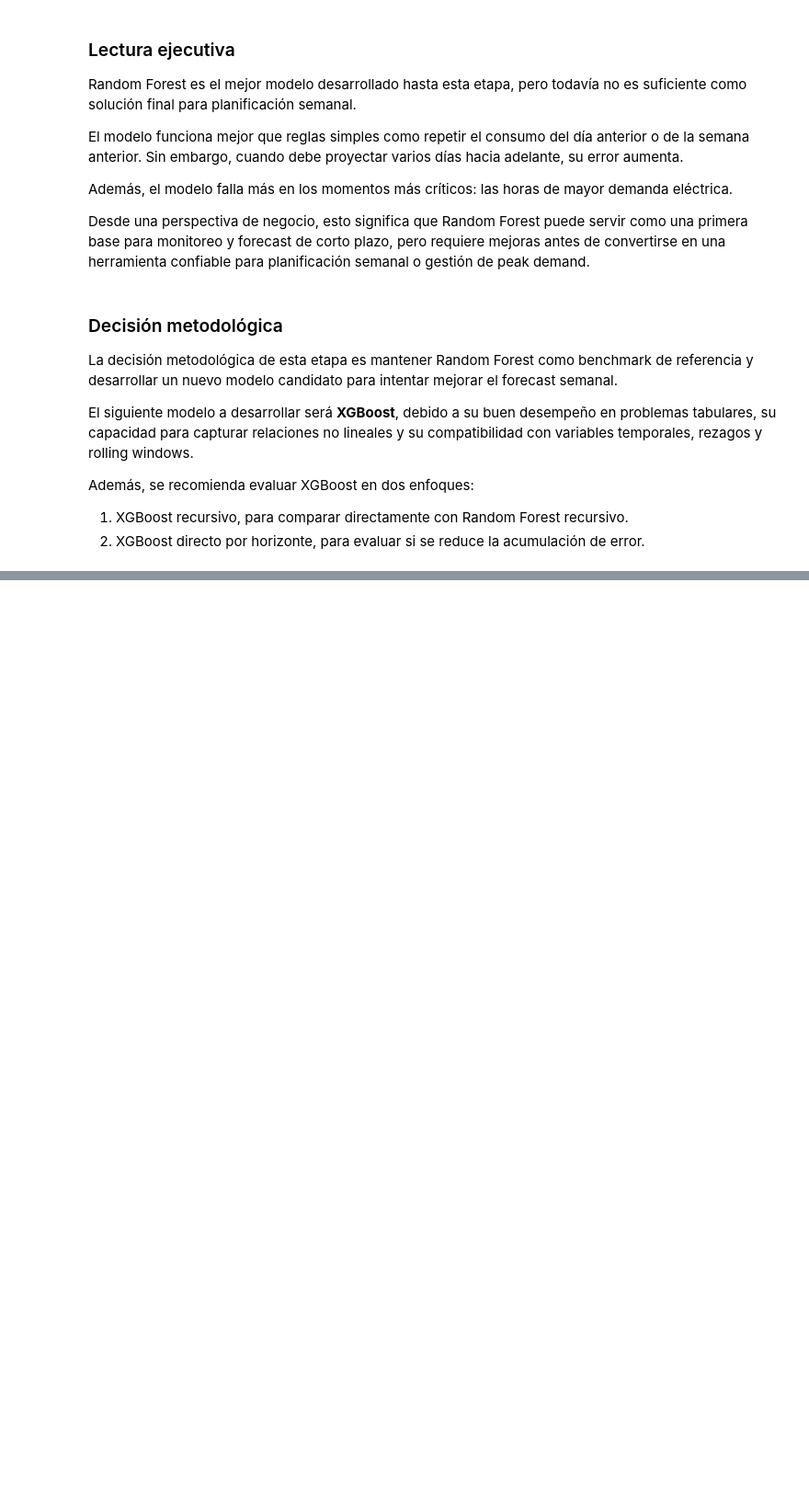
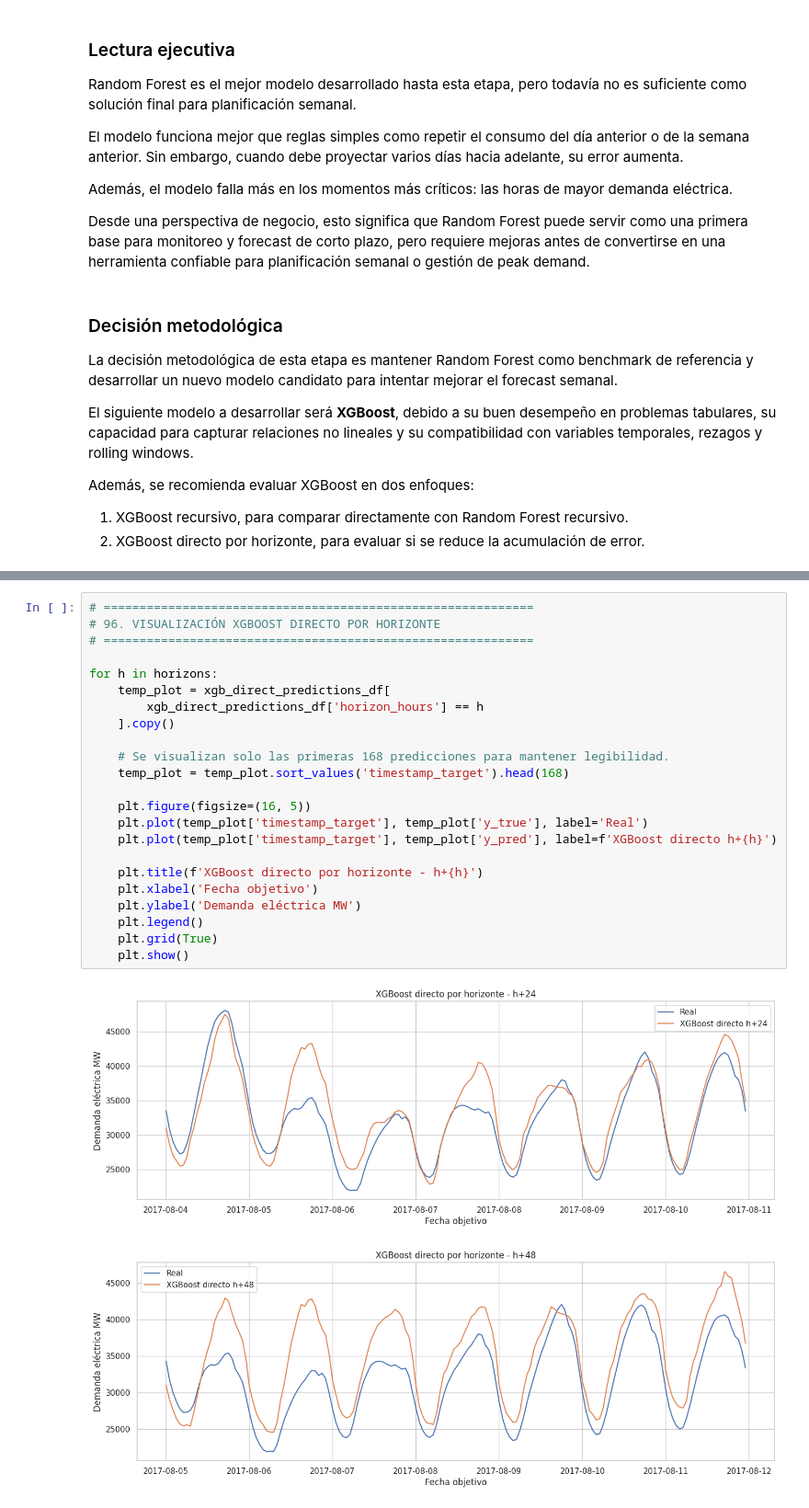
Before and after one commit to jonabaroadsrp/Portafolio_Energia_P1, a Jupyter notebook: forecasting_de_demanda_electrica_P1.ipynb, the cells around one changed output, grey strips where cells are left out. Shown at 92% size. Drawn from its saved outputs; the diff is of its cells as text; blank space fills up the shorter version.

```diff
--- a/forecasting_de_demanda_electrica_P1.ipynb
+++ b/forecasting_de_demanda_electrica_P1.ipynb
@@ -3397,0 +4137,26 @@ Además, se recomienda evaluar XGBoost en dos enfoques:
+# %%
+# ============================================================
+# 96. VISUALIZACIÓN XGBOOST DIRECTO POR HORIZONTE
+# ============================================================
+
+for h in horizons:
+    temp_plot = xgb_direct_predictions_df[
+        xgb_direct_predictions_df['horizon_hours'] == h
+    ].copy()
+
+    # Se visualizan solo las primeras 168 predicciones para mantener legibilidad.
+    temp_plot = temp_plot.sort_values('timestamp_target').head(168)
+
+    plt.figure(figsize=(16, 5))
+    plt.plot(temp_plot['timestamp_target'], temp_plot['y_true'], label='Real')
+    plt.plot(temp_plot['timestamp_target'], temp_plot['y_pred'], label=f'XGBoost directo h+{h}')
+
+    plt.title(f'XGBoost directo por horizonte - h+{h}')
+    plt.xlabel('Fecha objetivo')
+    plt.ylabel('Demanda eléctrica MW')
+    plt.legend()
+    plt.grid(True)
+    plt.show()
+# %% [output]
+[figure, added]
+[figure, added]
```
Also changed, not shown: parts of 38 cells of this notebook.
